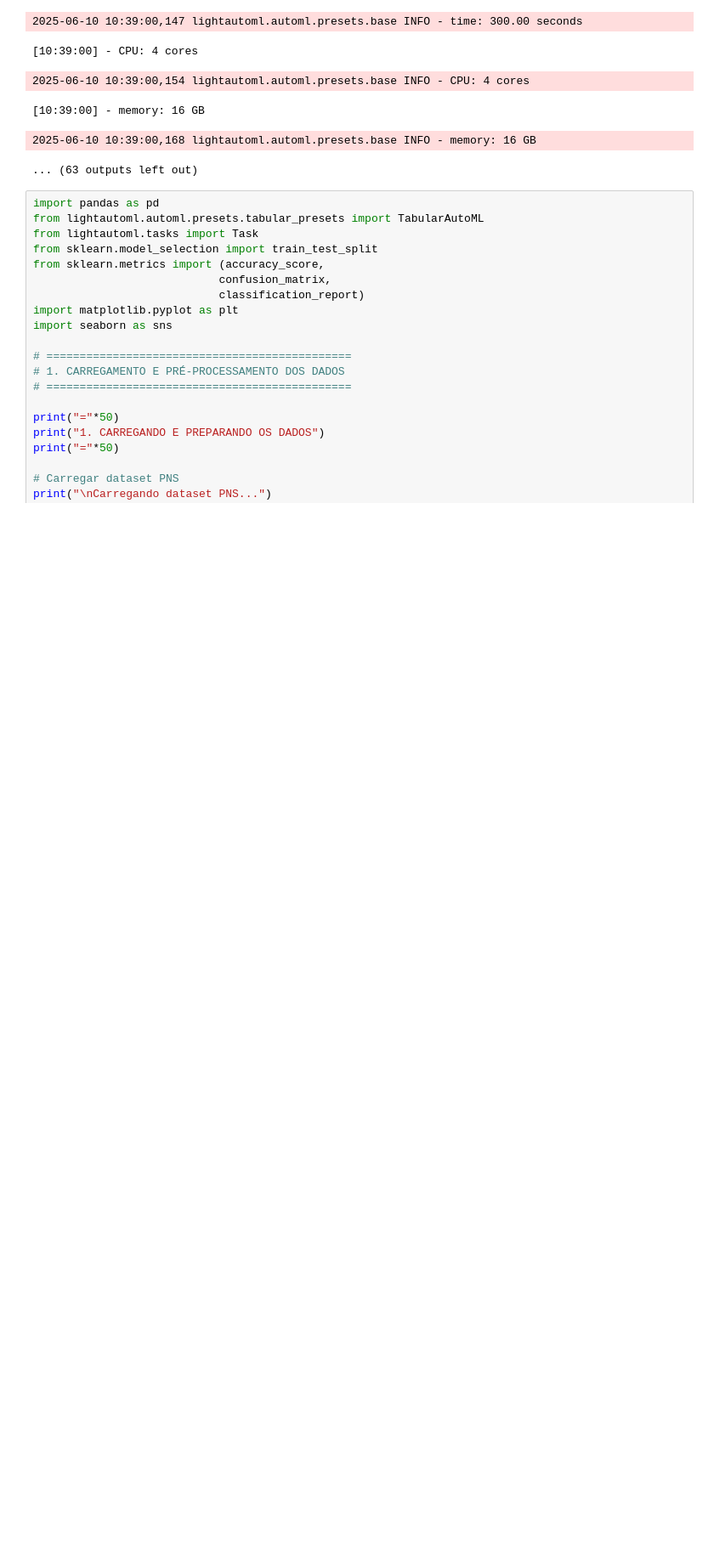
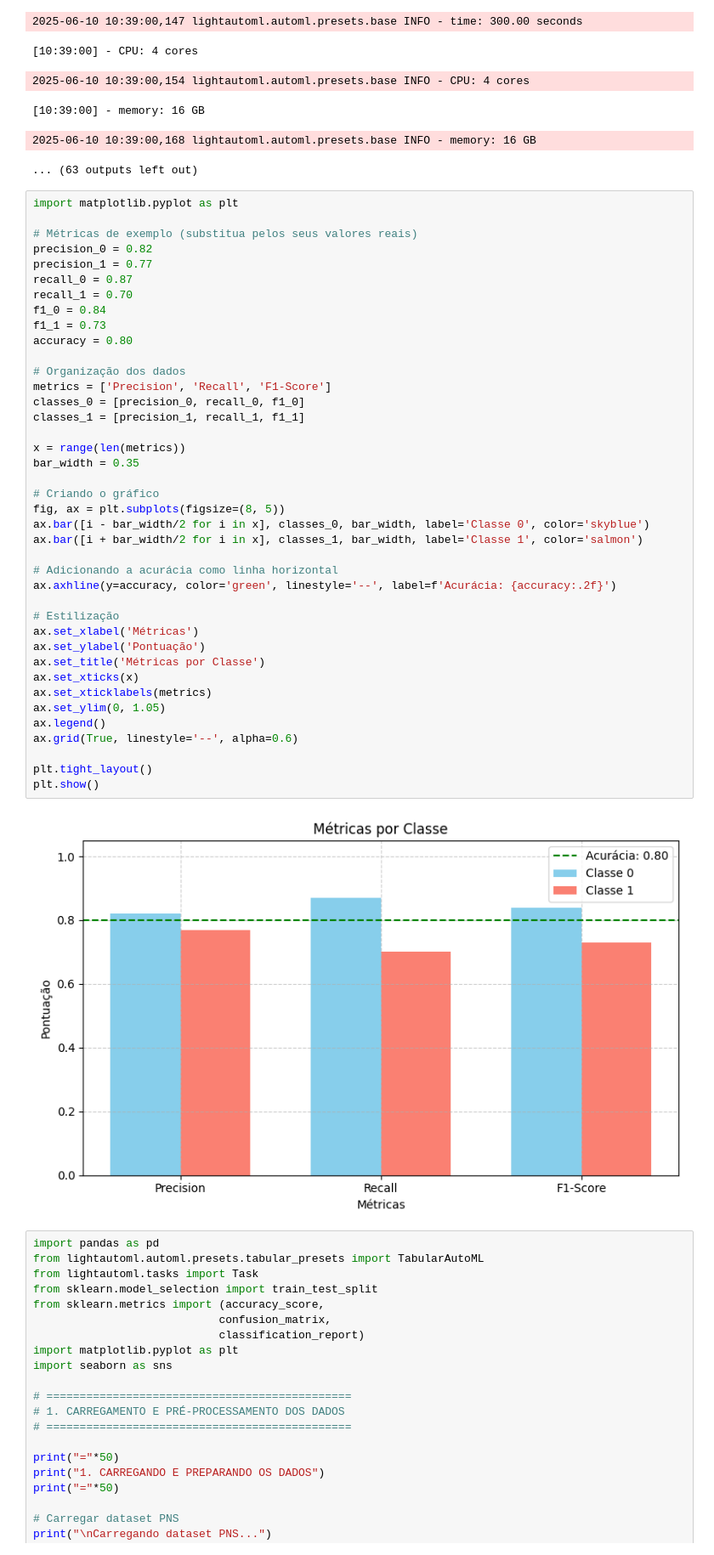
Before and after one commit to lay127/AM_DoencasCardiacas, a Jupyter notebook: AutoML/defaut.ipynb, the cells around one changed output. Shown at 85% size. Cells and saved outputs as stored; diff of their text form; blank space fills up the shorter version.

```diff
--- a/AutoML/defaut.ipynb
+++ b/AutoML/defaut.ipynb
@@ -244,6 +244,48 @@ Iniciando treinamento...
 [10:39:00] - memory: 16 GB
 2025-06-10 10:39:00,168 lightautoml.automl.presets.base INFO - memory: 16 GB
 ... (63 outputs left out)
+# %%
+import matplotlib.pyplot as plt
+
+# Métricas de exemplo (substitua pelos seus valores reais)
+precision_0 = 0.82
+precision_1 = 0.77
+recall_0 = 0.87
+recall_1 = 0.70
+f1_0 = 0.84
+f1_1 = 0.73
+accuracy = 0.80
+
+# Organização dos dados
+metrics = ['Precision', 'Recall', 'F1-Score']
+classes_0 = [precision_0, recall_0, f1_0]
+classes_1 = [precision_1, recall_1, f1_1]
+
+x = range(len(metrics))
+bar_width = 0.35
+
+# Criando o gráfico
+fig, ax = plt.subplots(figsize=(8, 5))
+ax.bar([i - bar_width/2 for i in x], classes_0, bar_width, label='Classe 0', color='skyblue')
+ax.bar([i + bar_width/2 for i in x], classes_1, bar_width, label='Classe 1', color='salmon')
+
+# Adicionando a acurácia como linha horizontal
+ax.axhline(y=accuracy, color='green', linestyle='--', label=f'Acurácia: {accuracy:.2f}')
+
+# Estilização
+ax.set_xlabel('Métricas')
+ax.set_ylabel('Pontuação')
+ax.set_title('Métricas por Classe')
+ax.set_xticks(x)
+ax.set_xticklabels(metrics)
+ax.set_ylim(0, 1.05)
+ax.legend()
+ax.grid(True, linestyle='--', alpha=0.6)
+
+plt.tight_layout()
+plt.show()
+# %% [output]
+[figure, added]
 # %%
 import pandas as pd
 from lightautoml.automl.presets.tabular_presets import TabularAutoML
```
Also changed, not shown: parts of 1 cell of this notebook, 1 other file.
